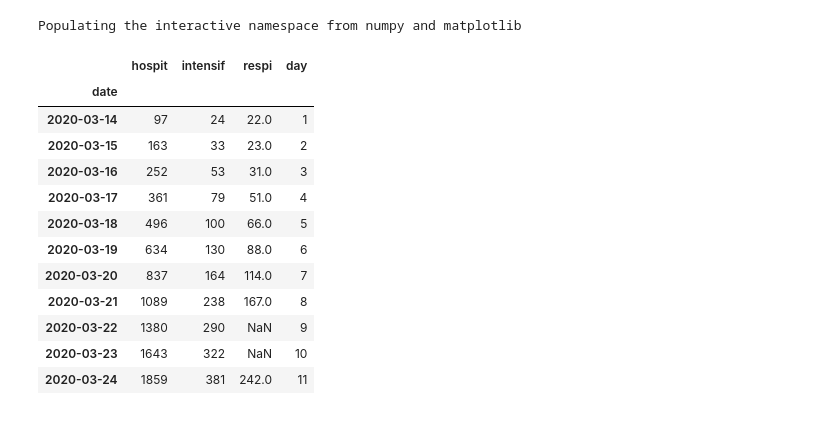
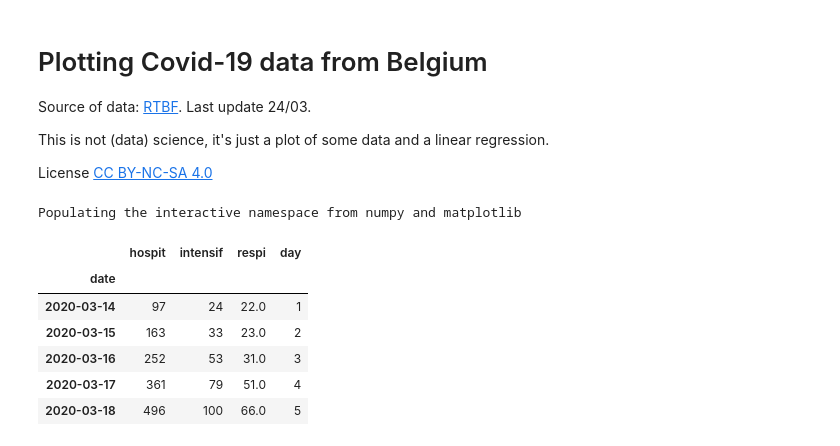
Before and after one commit to C4ptainCrunch/covid-19-plots, a Jupyter notebook: covid-regression.ipynb, the cells around one changed output. Cells and saved outputs as stored; diff of their text form; code cells hidden in the pictures.

```diff
--- a/covid-regression.ipynb
+++ b/covid-regression.ipynb
@@ -1,3 +1,11 @@
+# %% [markdown]
+# Plotting Covid-19 data from Belgium
+
+Source of data: [RTBF](https://www.rtbf.be/info/societe/detail_coronavirus-en-belgique-les-chiffres-du-nombre-de-personnes-hospitalisees-infographie?id=10458755). Last update 24/03.
+
+This is not (data) science, it's just a plot of some data and a linear regression.
+
+License [CC BY-NC-SA 4.0](https://creativecommons.org/licenses/by-nc-sa/4.0/)
 # %%
 %pylab inline
 import pandas as pd
@@ -29,18 +38,12 @@ df['date'] = pd.Series(df.index).apply(lambda x: start + timedelta(days=x))
 df['day'] = pd.Series(df.index) + 1
 df = df.set_index("date")
 # %%
-df
+df.head()
 # %% [output]
 |  | hospit | intensif | respi | day |
 | date |  |  |  |  |
 | 2020-03-14 | 97 | 24 | 22.0 | 1 |
 | 2020-03-15 | 163 | 33 | 23.0 | 2 |
 | 2020-03-16 | 252 | 53 | 31.0 | 3 |
 | 2020-03-17 | 361 | 79 | 51.0 | 4 |
 | 2020-03-18 | 496 | 100 | 66.0 | 5 |
-| 2020-03-19 | 634 | 130 | 88.0 | 6 |
-| 2020-03-20 | 837 | 164 | 114.0 | 7 |
-| 2020-03-21 | 1089 | 238 | 167.0 | 8 |
-| 2020-03-22 | 1380 | 290 | NaN | 9 |
-| 2020-03-23 | 1643 | 322 | NaN | 10 |
-| 2020-03-24 | 1859 | 381 | 242.0 | 11 |
```
Also changed, not shown: parts of 14 cells of this notebook.
